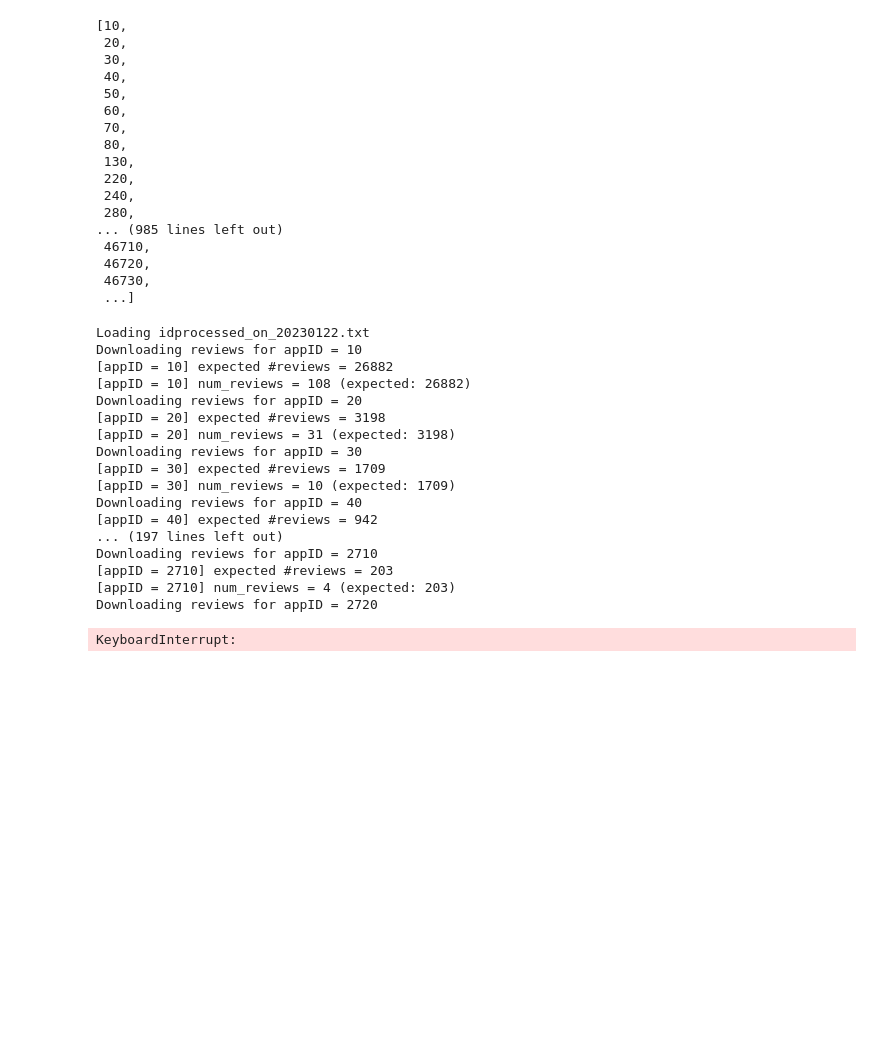
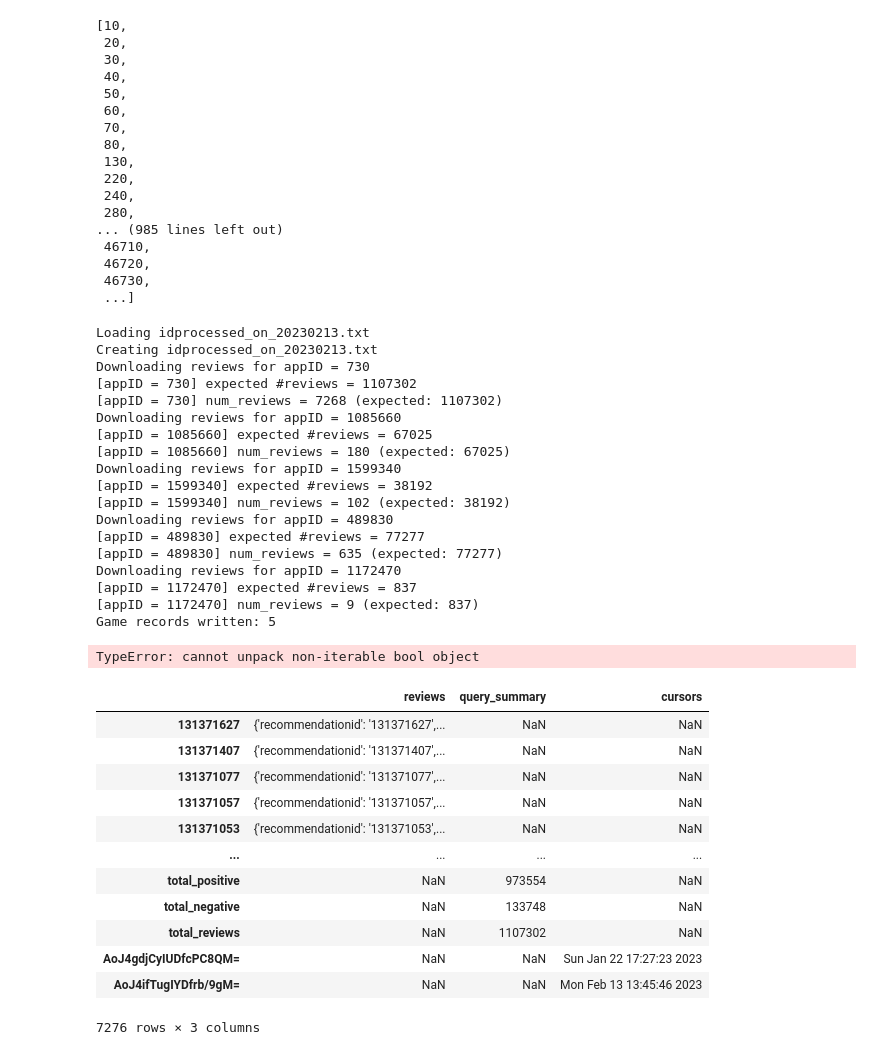
Before and after one commit to Michael-Austin-Mesa/steam-project, a Jupyter notebook: steamreviews_testing.ipynb, the cells around one changed output. Cells and saved outputs as stored; diff of their text form; code cells hidden in the pictures; blank space fills up the shorter version.

```diff
--- a/steamreviews_testing.ipynb
+++ b/steamreviews_testing.ipynb
@@ -205,24 +206,25 @@ request_params['purchase_type'] = 'steam'
 request_params['filter'] = 'recent'
 request_params['day_range'] = '14'
 # %%
-review_dict, query_count = steamreviews.download_reviews_for_app_id_batch(app_list,
+review_dict, query_count = steamreviews.download_reviews_for_app_id_batch(app_list_specific,
                                                                     chosen_request_params=request_params)
 # %% [output]
-Loading idprocessed_on_20230122.txt
-Downloading reviews for appID = 10
-[appID = 10] expected #reviews = 26882
-[appID = 10] num_reviews = 108 (expected: 26882)
-Downloading reviews for appID = 20
-[appID = 20] expected #reviews = 3198
-[appID = 20] num_reviews = 31 (expected: 3198)
-Downloading reviews for appID = 30
-[appID = 30] expected #reviews = 1709
-[appID = 30] num_reviews = 10 (expected: 1709)
-Downloading reviews for appID = 40
-[appID = 40] expected #reviews = 942
-... (197 lines left out)
-Downloading reviews for appID = 2710
-[appID = 2710] expected #reviews = 203
-[appID = 2710] num_reviews = 4 (expected: 203)
-Downloading reviews for appID = 2720
+Loading idprocessed_on_20230213.txt
+Creating idprocessed_on_20230213.txt
+Downloading reviews for appID = 730
+[appID = 730] expected #reviews = 1107302
+[appID = 730] num_reviews = 7268 (expected: 1107302)
+Downloading reviews for appID = 1085660
+[appID = 1085660] expected #reviews = 67025
+[appID = 1085660] num_reviews = 180 (expected: 67025)
+Downloading reviews for appID = 1599340
+[appID = 1599340] expected #reviews = 38192
+[appID = 1599340] num_reviews = 102 (expected: 38192)
+Downloading reviews for appID = 489830
+[appID = 489830] expected #reviews = 77277
+[appID = 489830] num_reviews = 635 (expected: 77277)
+Downloading reviews for appID = 1172470
+[appID = 1172470] expected #reviews = 837
+[appID = 1172470] num_reviews = 9 (expected: 837)
+Game records written: 5
-KeyboardInterrupt:
+TypeError: cannot unpack non-iterable bool object
@@ -228,0 +233,16 @@ KeyboardInterrupt:
+# %%
+csgo
+# %% [output]
+|  | reviews | query_summary | cursors |
+| 131371627 | {'recommendationid': '131371627',... | NaN | NaN |
+| 131371407 | {'recommendationid': '131371407',... | NaN | NaN |
+| 131371077 | {'recommendationid': '131371077',... | NaN | NaN |
+| 131371057 | {'recommendationid': '131371057',... | NaN | NaN |
+| 131371053 | {'recommendationid': '131371053',... | NaN | NaN |
+| ... | ... | ... | ... |
+| total_positive | NaN | 973554 | NaN |
+| total_negative | NaN | 133748 | NaN |
+| total_reviews | NaN | 1107302 | NaN |
+| AoJ4gdjCyIUDfcPC8QM= | NaN | NaN | Sun Jan 22 17:27:23 2023 |
+| AoJ4ifTugIYDfrb/9gM= | NaN | NaN | Mon Feb 13 13:45:46 2023 |
+7276 rows × 3 columns
```
Also changed, not shown: parts of 7 cells of this notebook.
